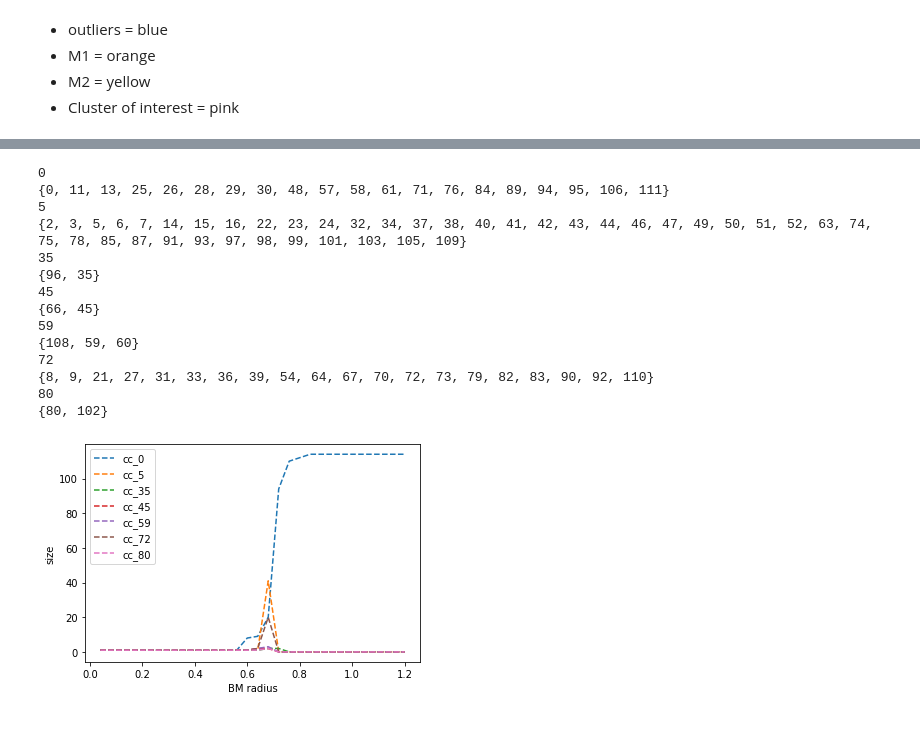
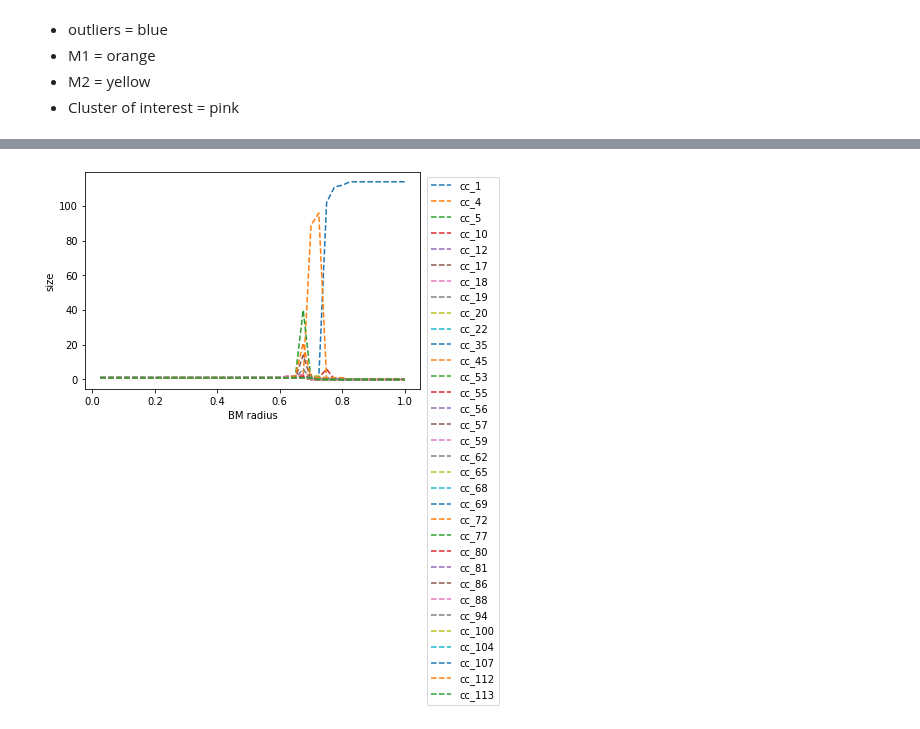
Before and after one commit to cfloughrey/MBC_BallMapper, a Jupyter notebook: MBC - 2500 variable genes.ipynb, the cells around one changed output, grey strips where cells are left out. Cells and saved outputs as stored; diff of their text form; code cells hidden in the pictures.

```diff
--- a/MBC - 2500 variable genes.ipynb
+++ b/MBC - 2500 variable genes.ipynb
@@ -101,13 +118,5 @@ y
 # %%
-from scipy.spatial.distance import correlation
-from matplotlib import cm
-
-from pyballmapper import BallMapper
-from pyballmapper.plotting import graph_GUI
-from bokeh.plotting import figure, show
-
-
-eps = 0.68
+eps = 0.65
 bm = BallMapper(points = X, # the pointcloud, as a numpy array
                     epsilon = eps,
                     distance = correlation,
@@ -225,0 +196,3 @@ Name: clusters, dtype: int64
+# %%
+for i in y.clusters.value_counts().index:
+    print(f"{label_dict[i]} = {y.clusters.value_counts()[i]} samples")
@@ -255,7 +239,8 @@ print(radii_list)
 output = {}
 
 # array of radii
-
+radii_list =[i/40.0 for i in range(1, 41)]
+print(f"Radii list: {radii_list}")
 is_sorted = lambda a: np.all(a[:-1] <= a[1:])
 assert(is_sorted(radii_list))
 
@@ -332,19 +296,18 @@ plt.show()
 # %%
+## MIN EPSILON = 0.5
+
 fig, ax = plt.subplots()
 
 # we plot the size of the cc that survive at least till min_eps = 0.5
-
-min_eps = 0.52
-
-#mkrs = ['o', 'v', 's', 'P', 'p', '*']
-
+min_eps = 0.5
 for cc_id in sorted(output[min_eps].keys()):
-    ax.plot(radii_list, [len(output[key].get(cc_id, [])) for key in output],linestyle='dashed')
+    ax.plot(radii_list, [len(output[key].get(cc_id, [])) for key in output],
+            label = 'cc_{}'.format(cc_id), linestyle='dashed')
 
 ax.set_xlabel('BM radius')
 ax.set_ylabel('size')
 
-ax.legend()
+ax.legend(loc='upper right', bbox_to_anchor=(1.25, 1))
 
 plt.show()
 # %% [output]
@@ -353,34 +315,19 @@ No artists with labels found to put in legend.  Note that artists whose label st
 # %%
-min_eps =0.68
+## MIN EPSILON = 0.65
+
 fig, ax = plt.subplots()
 
-
+# we plot the size of the cc that survive at least till min_eps = 0.5
+min_eps = 0.675
 for cc_id in sorted(output[min_eps].keys()):
-    if len(output[min_eps][cc_id]) >= 2:
-        print(cc_id)
-        print(output[min_eps][cc_id])
-        ax.plot(radii_list, [len(output[key].get(cc_id, [])) for key in output],
-                label = 'cc_{}'.format(cc_id), linestyle='dashed')
+    ax.plot(radii_list, [len(output[key].get(cc_id, [])) for key in output],
+            label = 'cc_{}'.format(cc_id), linestyle='dashed')
 
 ax.set_xlabel('BM radius')
 ax.set_ylabel('size')
 
-ax.legend()
+ax.legend(loc='upper right', bbox_to_anchor=(1.25, 1))
 
 plt.show()
 # %% [output]
-0
-{0, 11, 13, 25, 26, 28, 29, 30, 48, 57, 58, 61, 71, 76, 84, 89, 94, 95, 106, 111}
-5
-{2, 3, 5, 6, 7, 14, 15, 16, 22, 23, 24, 32, 34, 37, 38, 40, 41, 42, 43, 44, 46, 47, 49, 50, 51, 52, 63, 74, 75, 78, 85, 87, 91, 93, 97, 98, 99, 101, 103, 105, 109}
-35
-{96, 35}
-45
-{66, 45}
-59
-{108, 59, 60}
-72
-{8, 9, 21, 27, 31, 33, 36, 39, 54, 64, 67, 70, 72, 73, 79, 82, 83, 90, 92, 110}
-80
-{80, 102}
-[figure, old version]
+[figure, new version]
```
Also changed, not shown: parts of 33 cells of this notebook.
